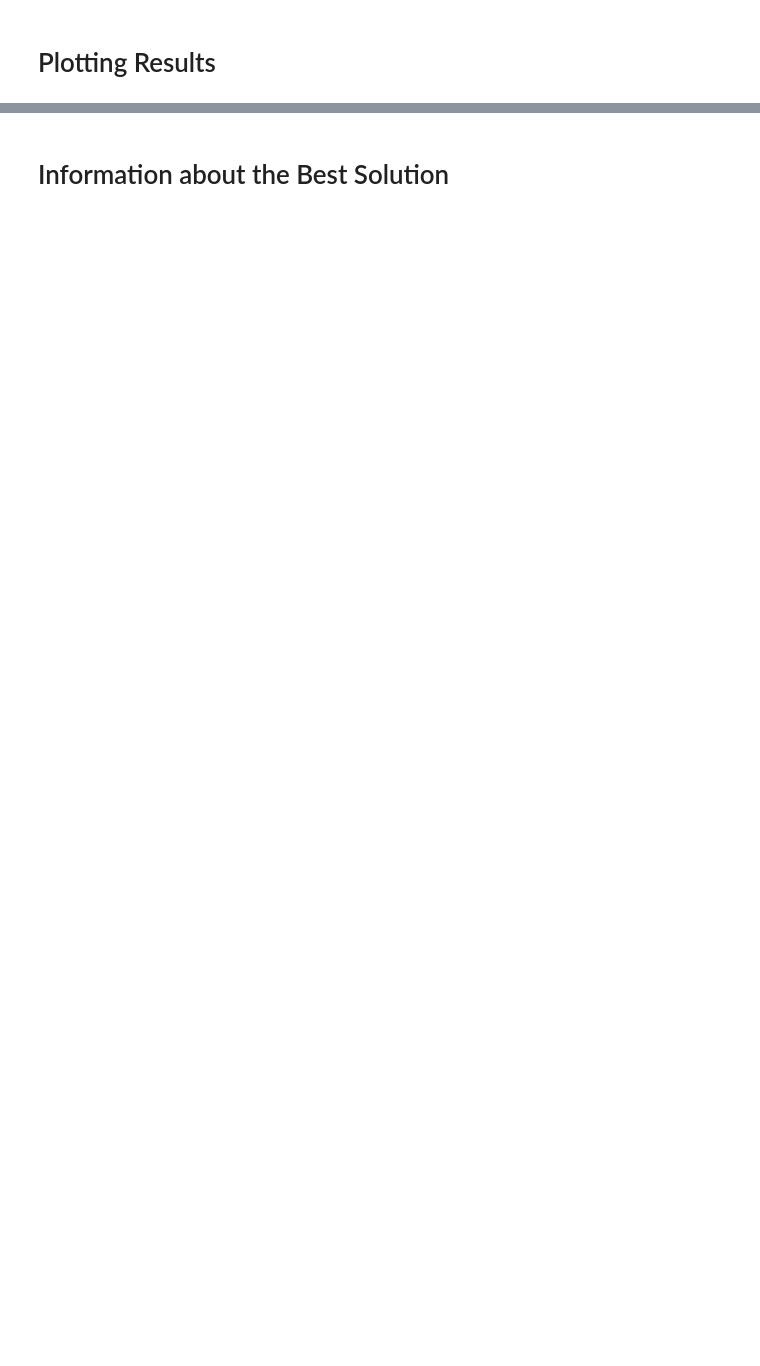
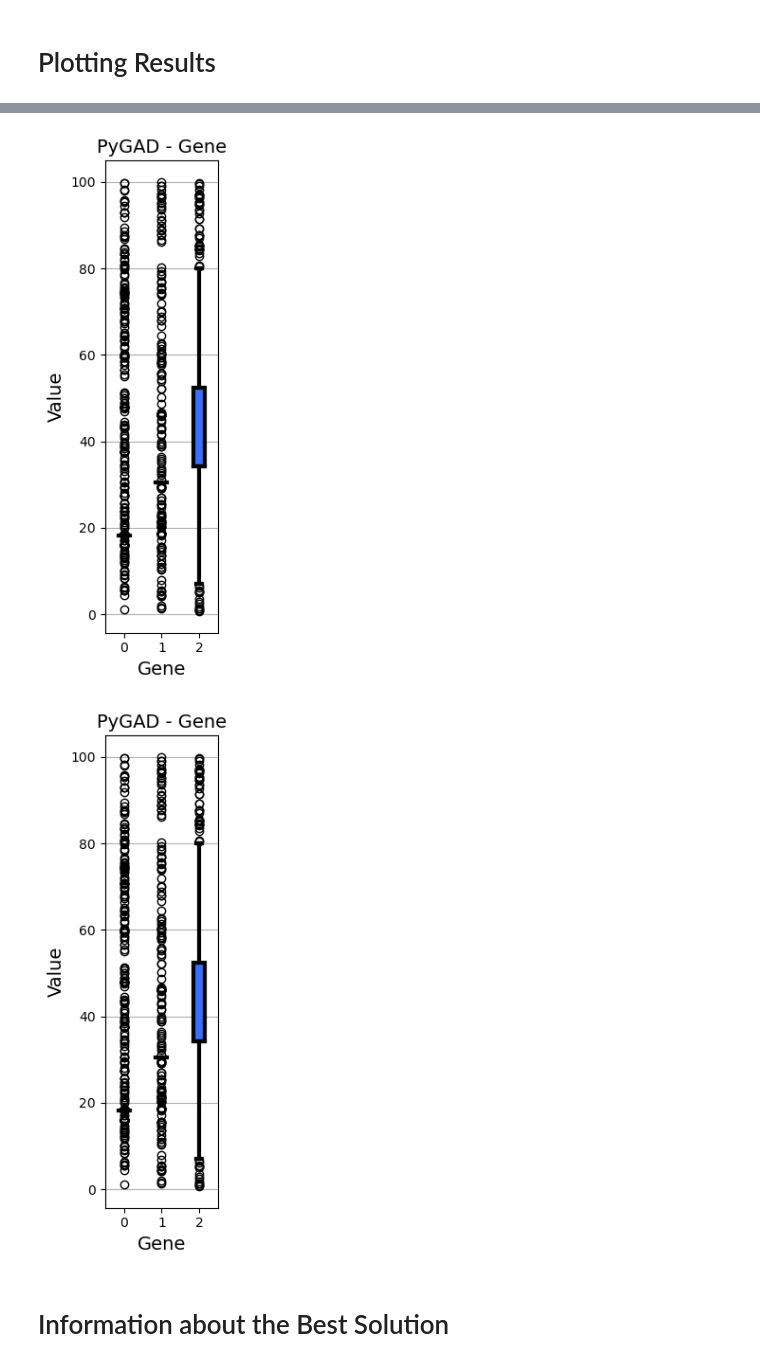
Before and after one commit to Limaivson/Simulador_de_trafico_com_semaforo, a Jupyter notebook: gen_algorithm/algorithm_library_2.ipynb, the cells around one changed output, grey strips where cells are left out. Cells and saved outputs as stored; diff of their text form; code cells hidden in the pictures; blank space fills up the shorter version.

```diff
--- a/gen_algorithm/algorithm_library_2.ipynb
+++ b/gen_algorithm/algorithm_library_2.ipynb
@@ -87,3 +101,8 @@ ga_instance.plot_fitness()
+# %%
+ga_instance.plot_genes(graph_type="boxplot")
+# %% [output]
+[figure, added]
+[figure, added]
 # %% [markdown]
 # Information about the Best Solution
 # %%
```
Also changed, not shown: parts of 9 cells of this notebook, 4 other files.
